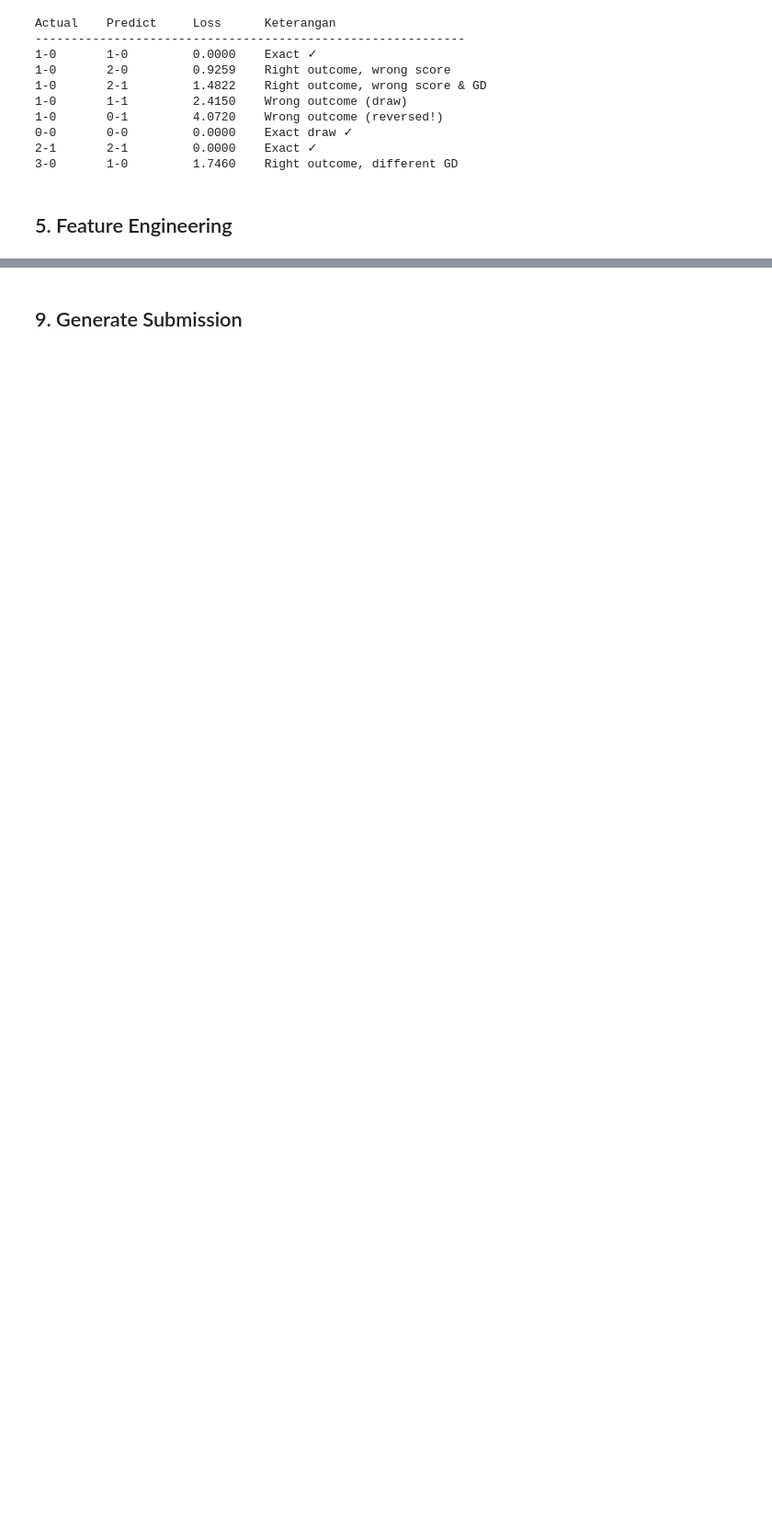
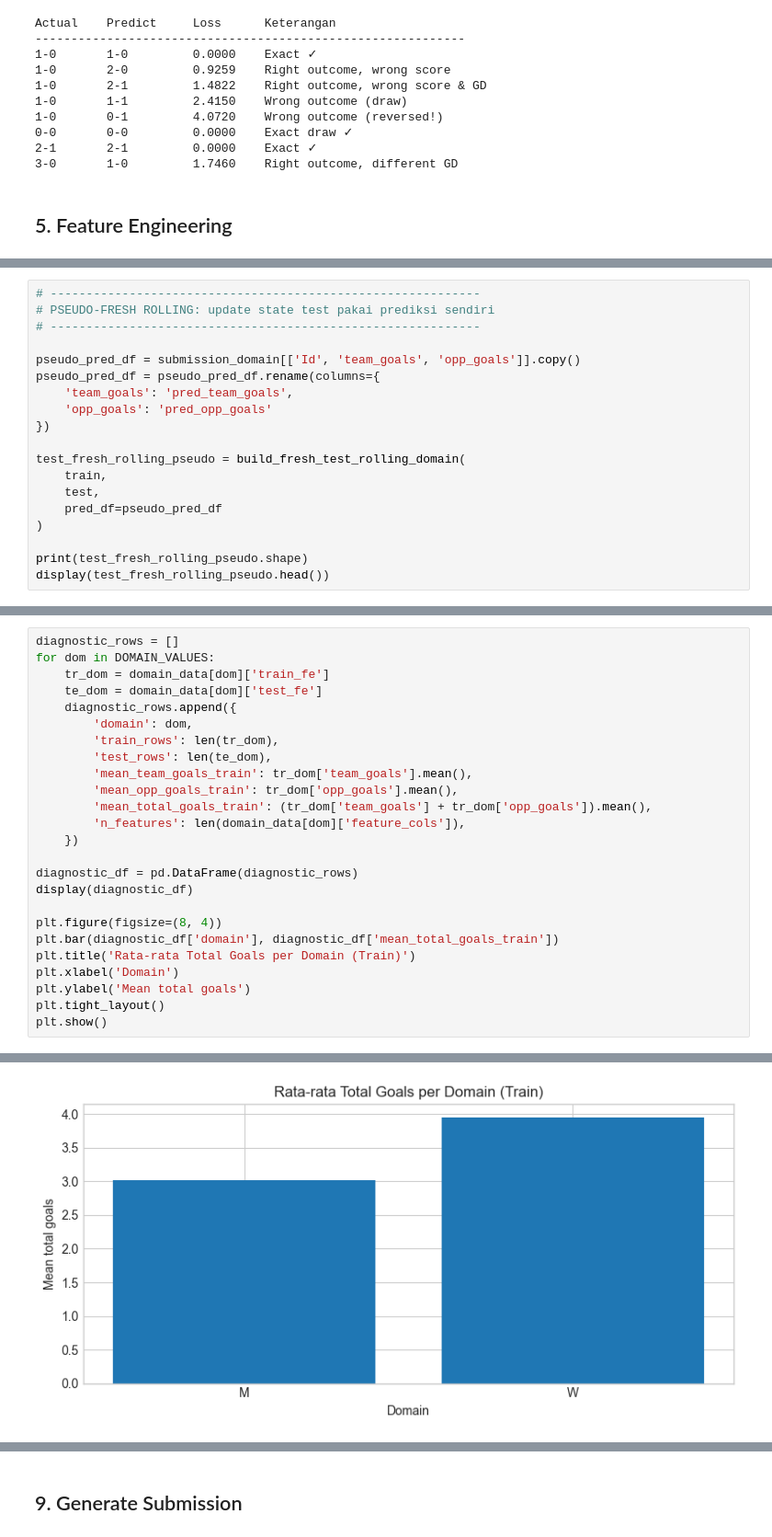
Before and after one commit to maulnite/gamafest-bcc-lagi-bawa-anak-baru, a Jupyter notebook: dump/football_goal_prediction_domain_split_MW.ipynb, the cells around one changed output, grey strips where cells are left out. Shown at 92% size. Drawn from its saved outputs; the diff is of its cells as text; blank space fills up the shorter version.

```diff
--- a/football_goal_prediction (experiment2).ipynb
+++ b/dump/football_goal_prediction_domain_split_MW.ipynb
@@ -828,0 +1203,19 @@ plt.show()
+# %%
+# ------------------------------------------------------------
+# PSEUDO-FRESH ROLLING: update state test pakai prediksi sendiri
+# ------------------------------------------------------------
+
+pseudo_pred_df = submission_domain[['Id', 'team_goals', 'opp_goals']].copy()
+pseudo_pred_df = pseudo_pred_df.rename(columns={
+    'team_goals': 'pred_team_goals',
+    'opp_goals': 'pred_opp_goals'
+})
+
+test_fresh_rolling_pseudo = build_fresh_test_rolling_domain(
+    train,
+    test,
+    pred_df=pseudo_pred_df
+)
+
+print(test_fresh_rolling_pseudo.shape)
+display(test_fresh_rolling_pseudo.head())
@@ -828,0 +1290,26 @@ plt.show()
+# %%
+diagnostic_rows = []
+for dom in DOMAIN_VALUES:
+    tr_dom = domain_data[dom]['train_fe']
+    te_dom = domain_data[dom]['test_fe']
+    diagnostic_rows.append({
+        'domain': dom,
+        'train_rows': len(tr_dom),
+        'test_rows': len(te_dom),
+        'mean_team_goals_train': tr_dom['team_goals'].mean(),
+        'mean_opp_goals_train': tr_dom['opp_goals'].mean(),
+        'mean_total_goals_train': (tr_dom['team_goals'] + tr_dom['opp_goals']).mean(),
+        'n_features': len(domain_data[dom]['feature_cols']),
+    })
+
+diagnostic_df = pd.DataFrame(diagnostic_rows)
+display(diagnostic_df)
+
+plt.figure(figsize=(8, 4))
+plt.bar(diagnostic_df['domain'], diagnostic_df['mean_total_goals_train'])
+plt.title('Rata-rata Total Goals per Domain (Train)')
+plt.xlabel('Domain')
+plt.ylabel('Mean total goals')
+plt.tight_layout()
+plt.show()
+# %% [output]
@@ -829 +1319,2 @@ plt.show()
+[figure, added]
 # %% [markdown]
```
Also changed, not shown: parts of 27 cells of this notebook, 14 other files.
